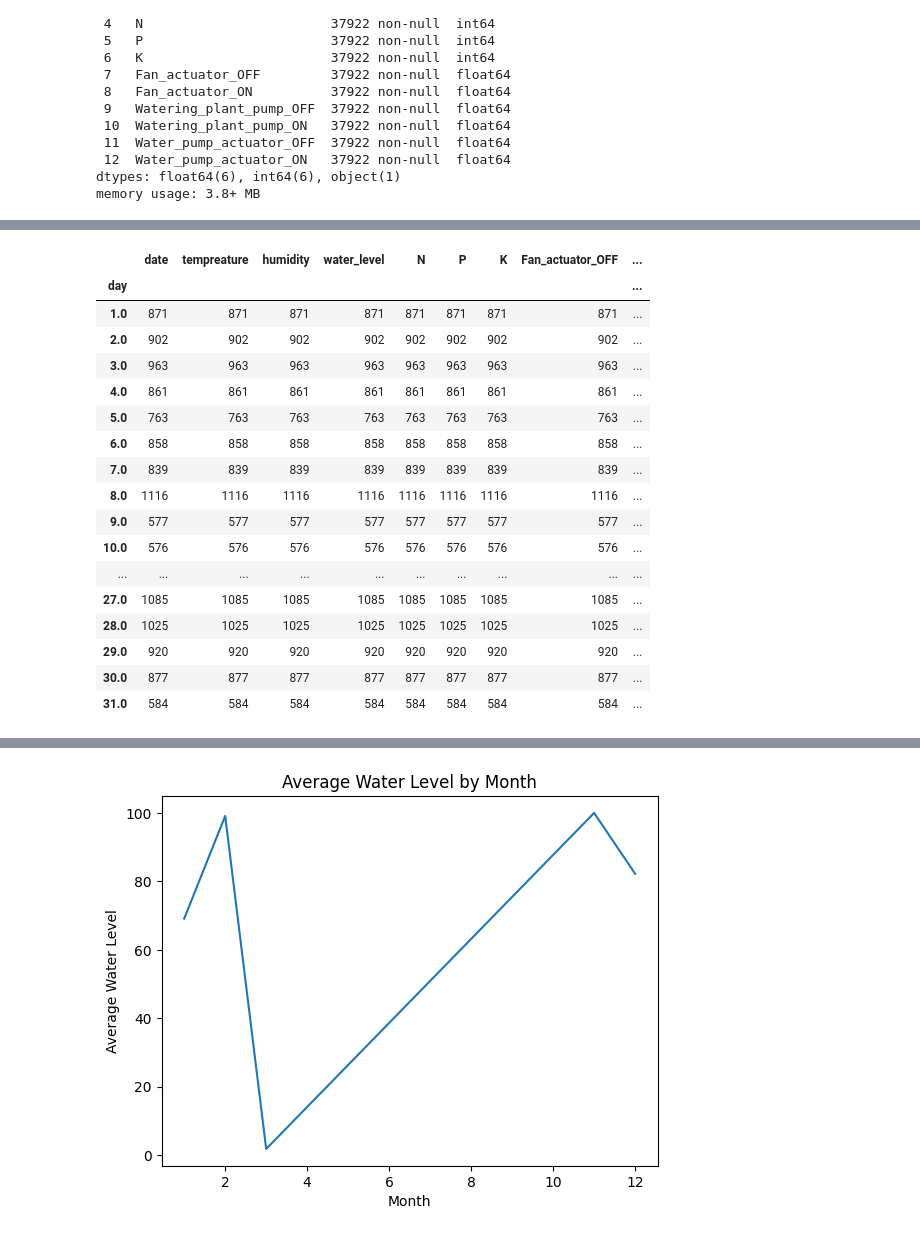
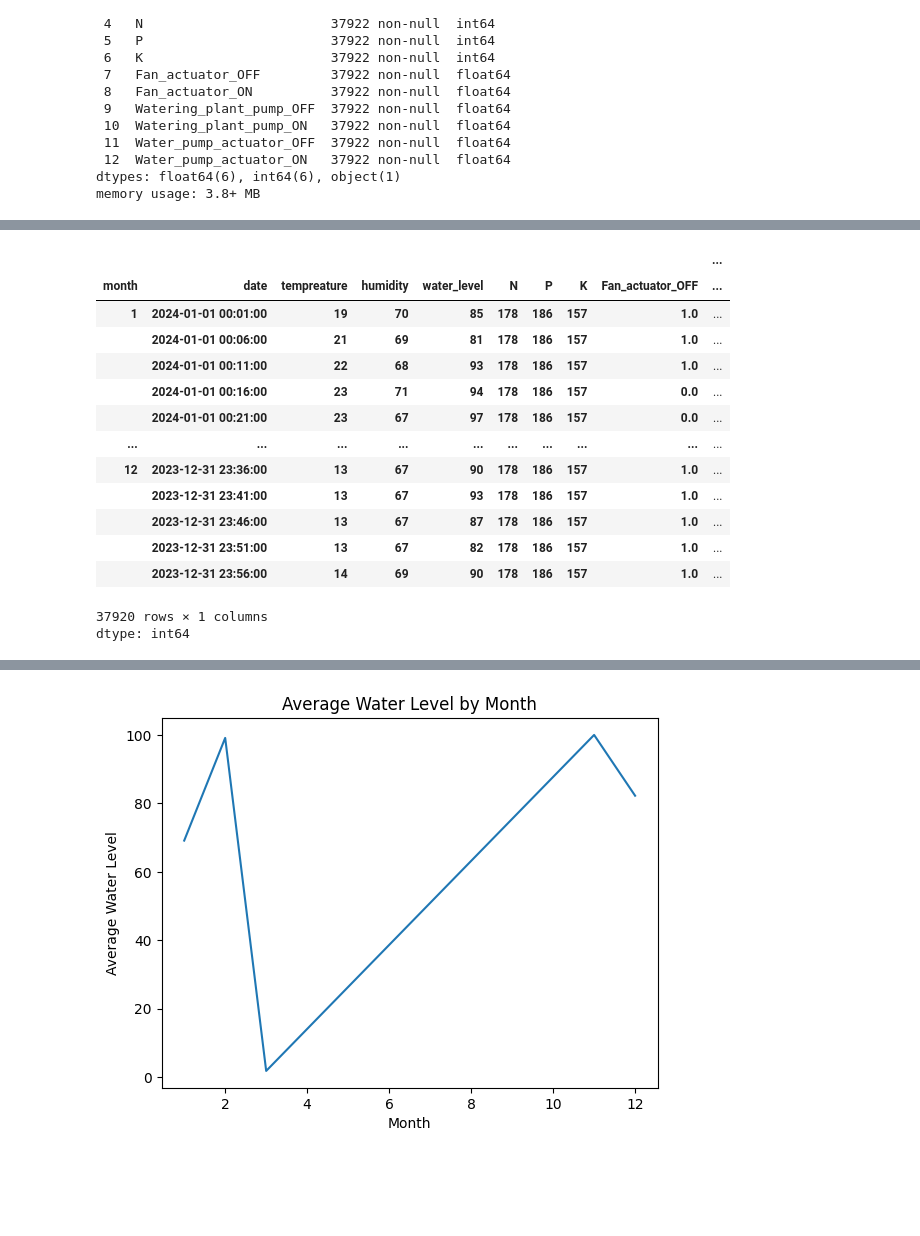
Before and after one commit to WiggleCode/AAI-530-IoT-Application-Design-Final-Project, a Jupyter notebook: RNN Model in progress Jeff.ipynb, the cells around one changed output, grey strips where cells are left out. Drawn from its saved outputs; the diff is of its cells as text; code cells hidden in the pictures; blank space fills up the shorter version.

```diff
--- a/RNN Model in progress Jeff.ipynb
+++ b/RNN Model in progress Jeff.ipynb
@@ -85,23 +85,20 @@ memory usage: 4.6 MB
 # %%
-df_grouped_day = df.groupby(df['day'])
+df_grouped_month = df.groupby(df['month'])
 
-df_grouped_day.value_counts()
+df_grouped_month.value_counts()
 # %% [output]
-|  | date | tempreature | humidity | water_level | N | P | K | Fan_actuator_OFF | ... |
-| day |  |  |  |  |  |  |  |  | ... |
-| 1.0 | 871 | 871 | 871 | 871 | 871 | 871 | 871 | 871 | ... |
-| 2.0 | 902 | 902 | 902 | 902 | 902 | 902 | 902 | 902 | ... |
-| 3.0 | 963 | 963 | 963 | 963 | 963 | 963 | 963 | 963 | ... |
-| 4.0 | 861 | 861 | 861 | 861 | 861 | 861 | 861 | 861 | ... |
-| 5.0 | 763 | 763 | 763 | 763 | 763 | 763 | 763 | 763 | ... |
-| 6.0 | 858 | 858 | 858 | 858 | 858 | 858 | 858 | 858 | ... |
-| 7.0 | 839 | 839 | 839 | 839 | 839 | 839 | 839 | 839 | ... |
-| 8.0 | 1116 | 1116 | 1116 | 1116 | 1116 | 1116 | 1116 | 1116 | ... |
-| 9.0 | 577 | 577 | 577 | 577 | 577 | 577 | 577 | 577 | ... |
-| 10.0 | 576 | 576 | 576 | 576 | 576 | 576 | 576 | 576 | ... |
+|  |  |  |  |  |  |  |  |  | ... |
+| month | date | tempreature | humidity | water_level | N | P | K | Fan_actuator_OFF | ... |
+| 1 | 2024-01-01 00:01:00 | 19 | 70 | 85 | 178 | 186 | 157 | 1.0 | ... |
+|  | 2024-01-01 00:06:00 | 21 | 69 | 81 | 178 | 186 | 157 | 1.0 | ... |
+|  | 2024-01-01 00:11:00 | 22 | 68 | 93 | 178 | 186 | 157 | 1.0 | ... |
+|  | 2024-01-01 00:16:00 | 23 | 71 | 94 | 178 | 186 | 157 | 0.0 | ... |
+|  | 2024-01-01 00:21:00 | 23 | 67 | 97 | 178 | 186 | 157 | 0.0 | ... |
 | ... | ... | ... | ... | ... | ... | ... | ... | ... | ... |
-| 27.0 | 1085 | 1085 | 1085 | 1085 | 1085 | 1085 | 1085 | 1085 | ... |
-| 28.0 | 1025 | 1025 | 1025 | 1025 | 1025 | 1025 | 1025 | 1025 | ... |
-| 29.0 | 920 | 920 | 920 | 920 | 920 | 920 | 920 | 920 | ... |
-| 30.0 | 877 | 877 | 877 | 877 | 877 | 877 | 877 | 877 | ... |
-| 31.0 | 584 | 584 | 584 | 584 | 584 | 584 | 584 | 584 | ... |
+| 12 | 2023-12-31 23:36:00 | 13 | 67 | 90 | 178 | 186 | 157 | 1.0 | ... |
+|  | 2023-12-31 23:41:00 | 13 | 67 | 93 | 178 | 186 | 157 | 1.0 | ... |
+|  | 2023-12-31 23:46:00 | 13 | 67 | 87 | 178 | 186 | 157 | 1.0 | ... |
+|  | 2023-12-31 23:51:00 | 13 | 67 | 82 | 178 | 186 | 157 | 1.0 | ... |
+|  | 2023-12-31 23:56:00 | 14 | 69 | 90 | 178 | 186 | 157 | 1.0 | ... |
+37920 rows × 1 columns
+dtype: int64
```
Also changed, not shown: parts of 13 cells of this notebook.
